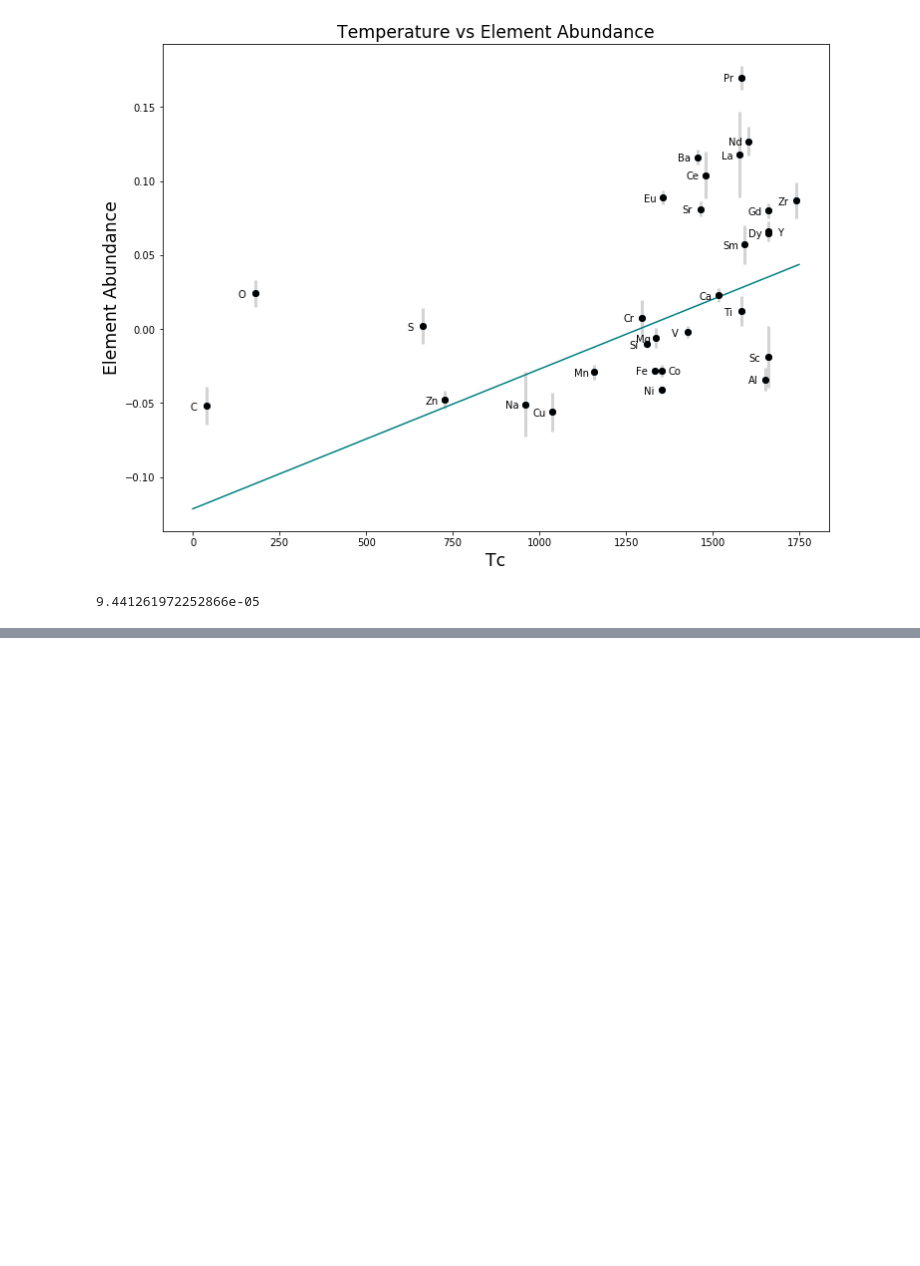
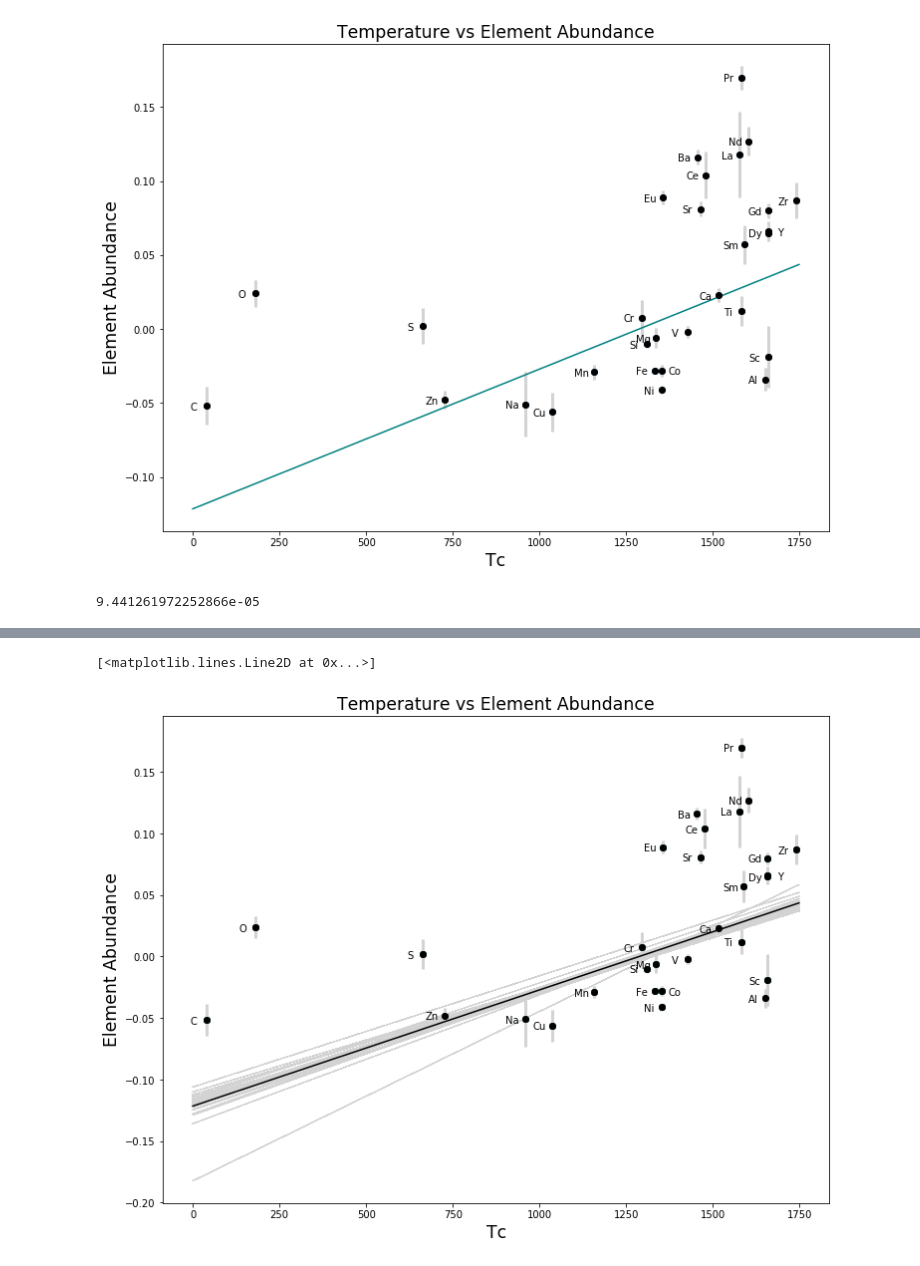
Before and after one commit to ilanadoran23/cca2019, a Jupyter notebook: Solar Twins Plots.ipynb, the cells around one changed output, grey strips where cells are left out. Drawn from its saved outputs; the diff is of its cells as text; code cells hidden in the pictures; blank space fills up the shorter version.

```diff
--- a/Solar Twins Plots.ipynb
+++ b/Solar Twins Plots.ipynb
@@ -402,0 +273,30 @@ find_m_b(r,rt,re)
+# %%
+jk= jackknifemb(temp, abundance, error)
+for i, txt in enumerate (jk[0]):
+    plt.scatter(temp, abundance)
+    plt.xlabel('Tc',fontsize='xx-large', family='sans-serif')
+    plt.ylabel('Element Abundance', fontsize='xx-large', family='sans-serif')
+    plt.title('Temperature vs Element Abundance', fontsize= 'xx-large', family='sans-serif')
+
+    temparray=np.array(temp)
+    plot_xs = np.arange(1750)
+    plt.plot(plot_xs, jk[0][i] * plot_xs + (jk[1][i]), color = 'lightgray', linewidth=0.5)
+
+for i, txt in enumerate(elements):
+    if txt == 'Y' :
+        plt.annotate(txt, xy=(temp[i], abundance[i]), xytext=(13,-6),
+            textcoords='offset points', ha='center', va='bottom')
+    elif txt == 'Co' :
+        plt.annotate(txt, xy=(temp[i], abundance[i]), xytext=(13,-6),
+            textcoords='offset points', ha='center', va='bottom')
+    else :
+        plt.annotate(txt, xy=(temp[i], abundance[i]), xytext=(-13,-6),
+            textcoords='offset points', ha='center', va='bottom')
+
+#error bars
+plt.errorbar(temp, abundance, yerr= error, fmt='o', color='black',
+                    ecolor='lightgray', elinewidth=3,capsize=0)
+plt.plot(plot_xs, m * plot_xs + b, color='black')
+# %% [output]
+[<matplotlib.lines.Line2D at 0x...>]
+[figure, added]
```
Also changed, not shown: parts of 12 cells of this notebook.
